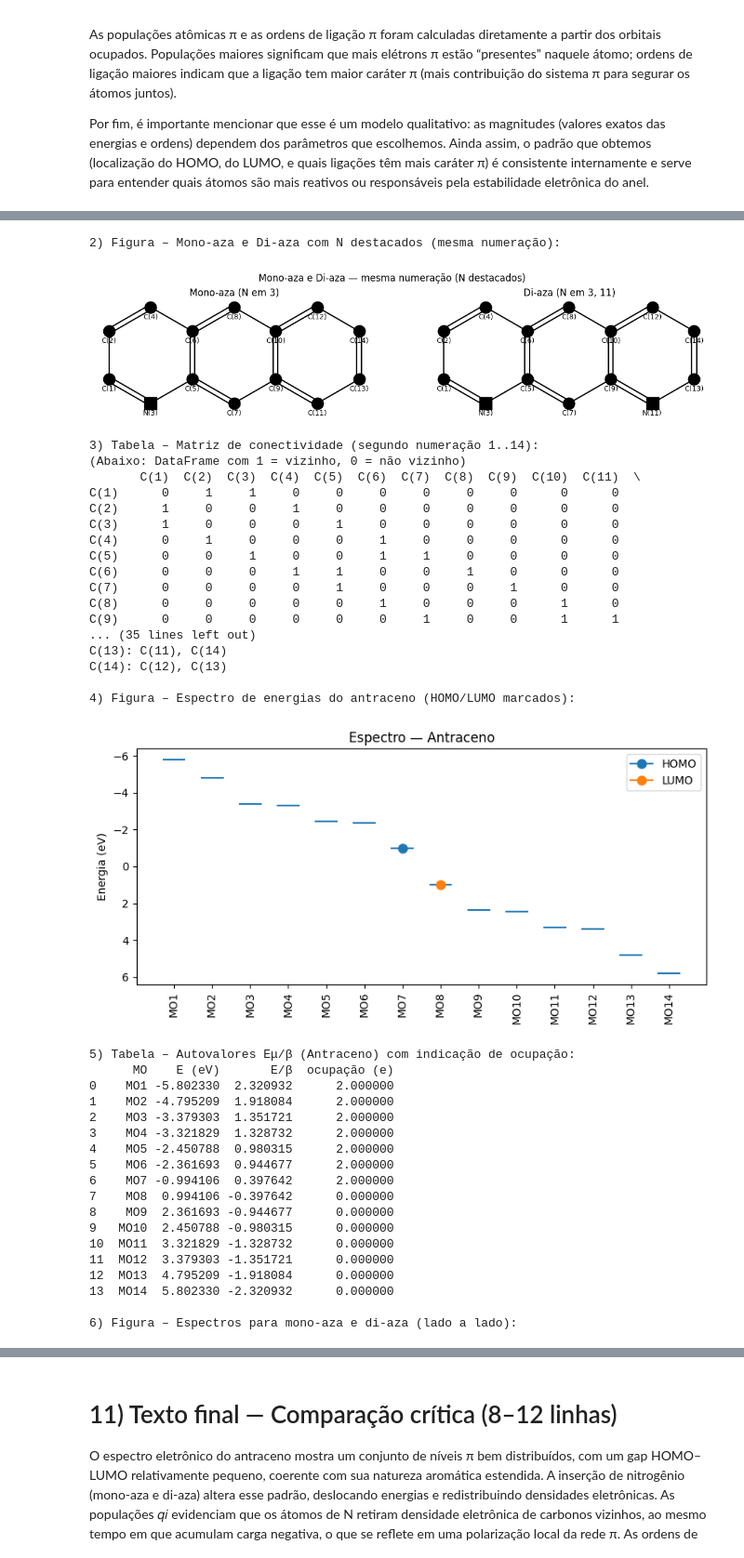
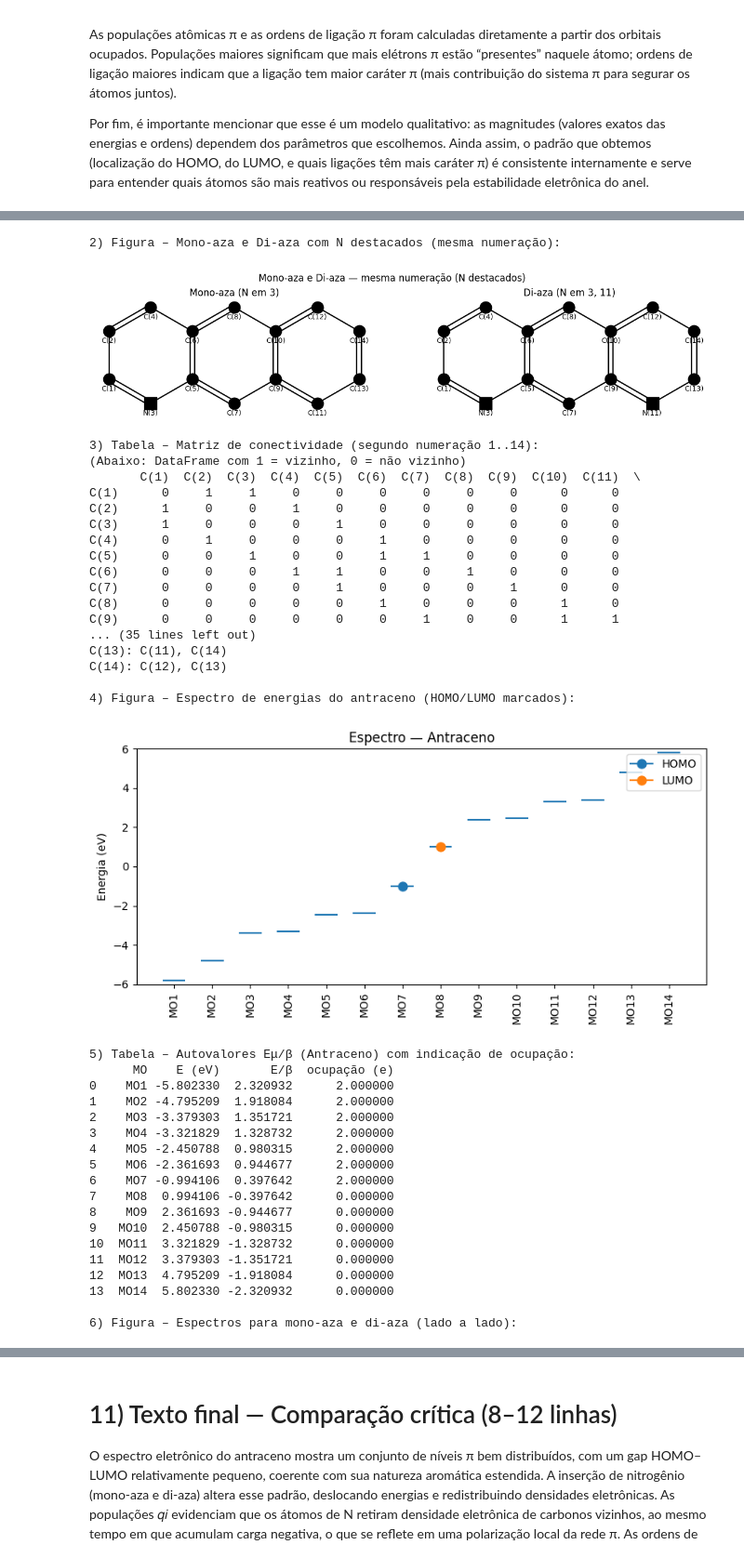
Before and after one commit to KaiqueFalcao/AV8, a Jupyter notebook: AV8.ipynb, the cells around one changed output, grey strips where cells are left out. Shown at 93% size. Saved outputs shown, nothing was run; the diff lists cells and outputs as text; code cells hidden in the pictures.

```diff
--- a/AV8.ipynb
+++ b/AV8.ipynb
@@ -588,10 +588,14 @@ fig, ax = plt.subplots(figsize=(8,4))
 xs = np.arange(1, n+1)
 ax.hlines(evs0, xs-0.3, xs+0.3)
 ax.set_xticks(xs); ax.set_xticklabels([f"MO{j}" for j in range(1,n+1)], rotation=90)
-if HOMO0 is not None: ax.plot(HOMO0+1, evs0[HOMO0], marker='o', markersize=8, label='HOMO')
-if LUMO0 is not None: ax.plot(LUMO0+1, evs0[LUMO0], marker='o', markersize=8, label='LUMO')
-ax.invert_yaxis(); ax.set_ylabel("Energia (eV)"); ax.set_title("Espectro — Antraceno")
+if HOMO0 is not None:
+    ax.plot(HOMO0+1, evs0[HOMO0], marker='o', markersize=8, label='HOMO')
+if LUMO0 is not None:
+    ax.plot(LUMO0+1, evs0[LUMO0], marker='o', markersize=8, label='LUMO')
+ax.set_ylim(-6, 6)
+ax.set_ylabel("Energia (eV)"); ax.set_title("Espectro — Antraceno")
 ax.legend(); plt.tight_layout(); plt.show()
+
 
 # 5) Tabela – Autovalores Eμ/β (antraceno) com indicação de ocupação.
 print("\n5) Tabela – Autovalores Eμ/β (Antraceno) com indicação de ocupação:")
@@ -686,34 +690,34 @@ C(5)   0.000000  0.000000 -2.250000  0.000000  0.000000 -2.500000 -2.500000
 C(6)   0.000000  0.000000  0.000000 -2.250000 -2.500000  0.000000  0.000000
 C(7)   0.000000  0.000000  0.000000  0.000000 -2.500000  0.000000  0.000000
 C(8)   0.000000  0.000000  0.000000  0.000000  0.000000 -2.500000  0.000000
 C(9)   0.000000  0.000000  0.000000  0.000000  0.000000  0.000000 -2.250000
 C(10)  0.000000  0.000000  0.000000  0.000000  0.000000  0.000000  0.000000
 ... (84 lines left out)
 C(13)  0.000000  0.000000  0.000000 -2.000000  0.000000  0.000000 -2.500000
 C(14)  0.000000  0.000000  0.000000  0.000000 -2.250000 -2.500000  0.000000
 
 1) Figura – Esquema do antraceno numerado:
 [figure]
 2) Figura – Mono-aza e Di-aza com N destacados (mesma numeração):
 [figure]
 3) Tabela – Matriz de conectividade (segundo numeração 1..14):
 (Abaixo: DataFrame com 1 = vizinho, 0 = não vizinho)
        C(1)  C(2)  C(3)  C(4)  C(5)  C(6)  C(7)  C(8)  C(9)  C(10)  C(11)  \
 C(1)      0     1     1     0     0     0     0     0     0      0      0
 C(2)      1     0     0     1     0     0     0     0     0      0      0
 C(3)      1     0     0     0     1     0     0     0     0      0      0
 C(4)      0     1     0     0     0     1     0     0     0      0      0
 C(5)      0     0     1     0     0     1     1     0     0      0      0
 C(6)      0     0     0     1     1     0     0     1     0      0      0
 C(7)      0     0     0     0     1     0     0     0     1      0      0
 C(8)      0     0     0     0     0     1     0     0     0      1      0
 C(9)      0     0     0     0     0     0     1     0     0      1      1
 ... (35 lines left out)
 C(13): C(11), C(14)
 C(14): C(12), C(13)
 
 4) Figura – Espectro de energias do antraceno (HOMO/LUMO marcados):
-[figure, old version]
+[figure, new version]
 5) Tabela – Autovalores Eμ/β (Antraceno) com indicação de ocupação:
       MO    E (eV)       E/β  ocupação (e)
 0    MO1 -5.802330  2.320932      2.000000
```
